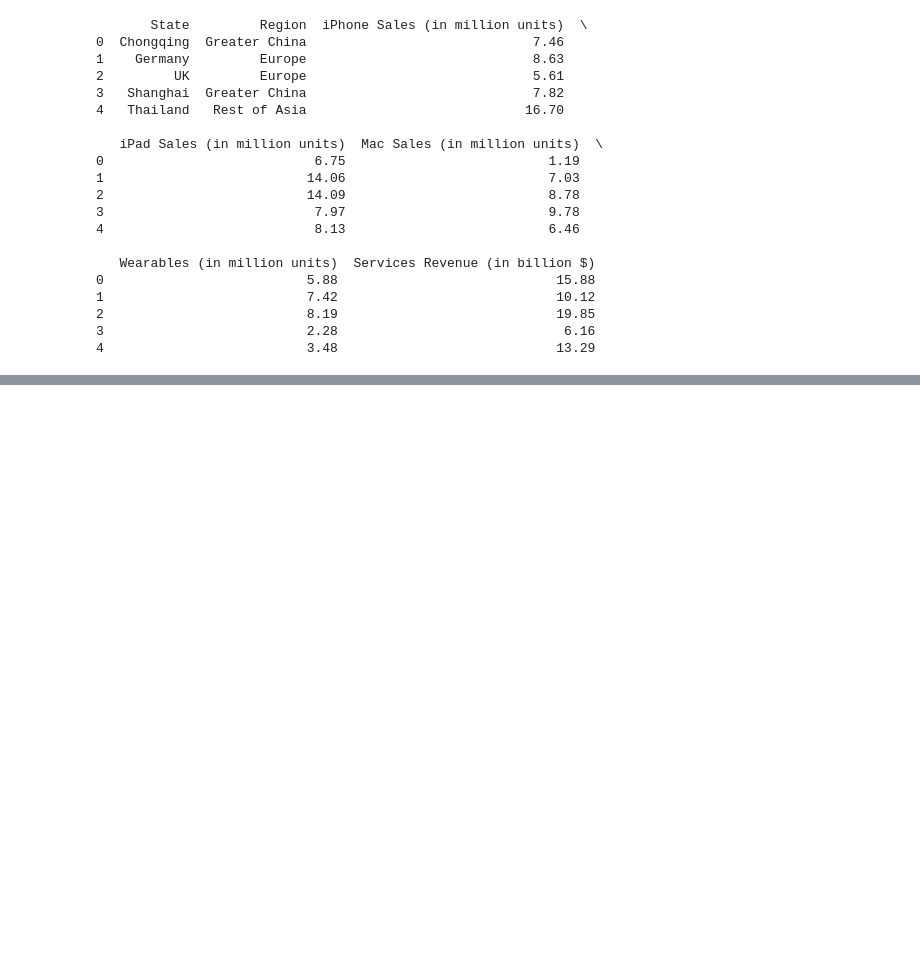
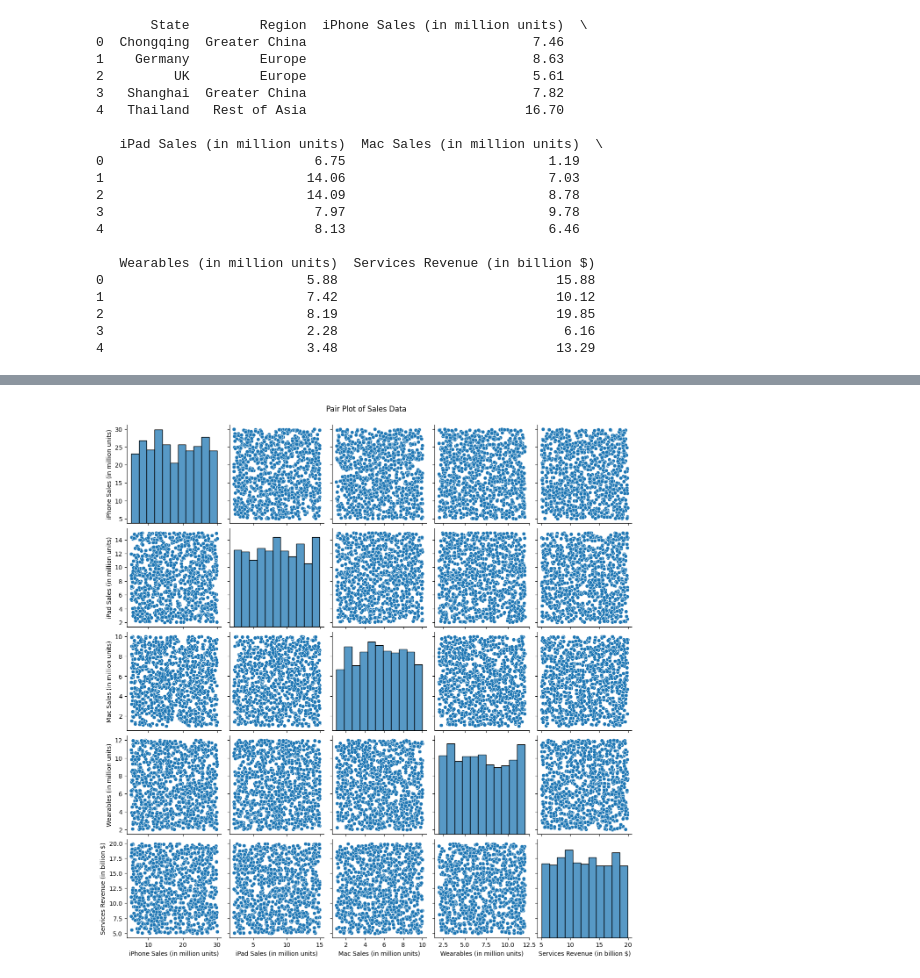
Before and after one commit to alexsjcho/apple-2024-sales-dataset, a Jupyter notebook: play.ipynb, the cells around one changed output, grey strips where cells are left out. Saved outputs shown, nothing was run; the diff lists cells and outputs as text; code cells hidden in the pictures; blank space fills up the shorter version.

```diff
--- a/play.ipynb
+++ b/play.ipynb
@@ -104,0 +148,7 @@ print(df.head())
+# %%
+## Pair plot
+sns.pairplot(numeric_df)
+plt.suptitle('Pair Plot of Sales Data', y=1.02)
+plt.show()
+# %% [output]
+[figure, added]
```
Also changed, not shown: parts of 17 cells of this notebook.
